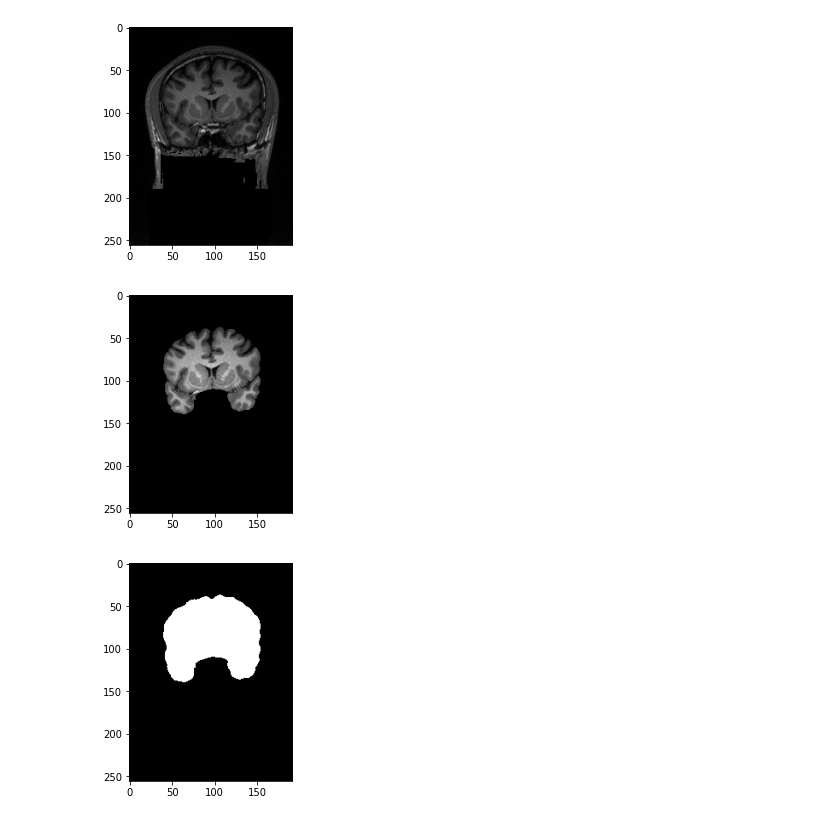
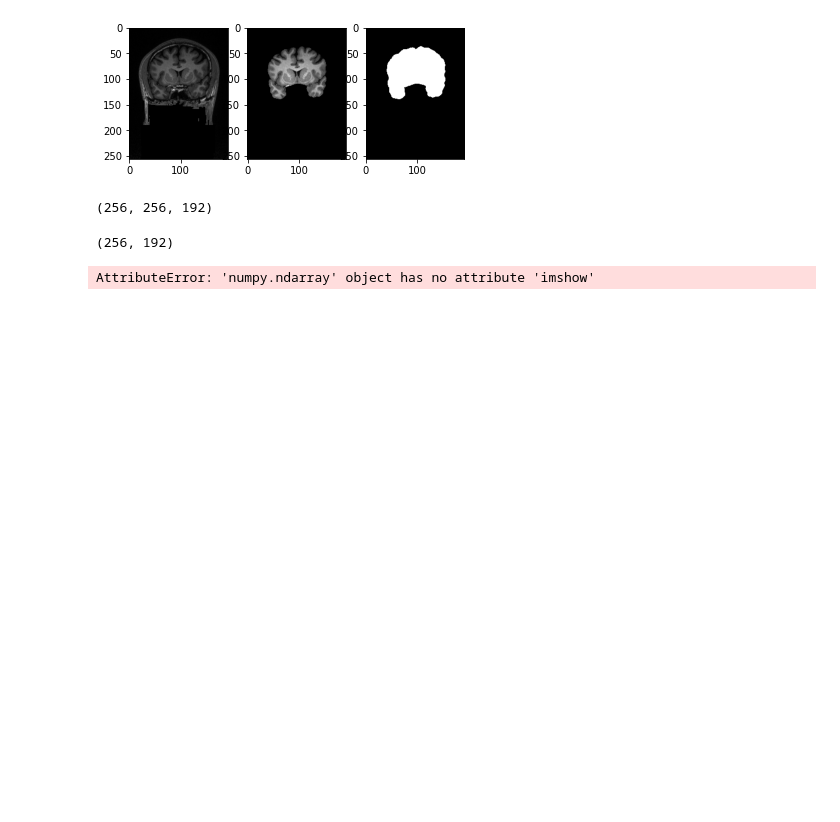
Before and after one commit to MehdiZouitine/pybrook, a Jupyter notebook: src/test2.ipynb, the cells around one changed output. Cells and saved outputs as stored; diff of their text form; code cells hidden in the pictures; blank space fills up the shorter version.

Commit message:
example + test

```diff
--- a/src/test2.ipynb
+++ b/src/test2.ipynb
@@ -17,12 +19,8 @@ brain,mask = stripper.strip(example_slice,pre_process=False,post_process=False)
 # %%
-plt.imshow(example_slice,cmap='gray')
+f, axarr = plt.subplots(1, 3)
+axarr[0].imshow(example_slice, cmap="gray")
+axarr[1].imshow(brain, cmap="gray")
+axarr[2].imshow(mask, cmap="gray")
 plt.show()
-
-plt.imshow(brain,cmap='gray')
-plt.show()
-plt.imshow(mask,cmap='gray')
-plt.show()
 # %% [output]
-[figure, old version]
+[figure, new version]
-[figure, removed]
-[figure, removed]
@@ -28,0 +35,16 @@ plt.show()
+# %%
+segmented_tensor.shape
+# %% [output]
+(256, 256, 192)
+# %%
+segmented_tensor[:,30,:].shape
+# %% [output]
+(256, 192)
+# %%
+f, axarr = plt.subplots(10)
+for i in range(1,9):
+    example_slice = segmented_tensor[:,30*i,:]
+    axarr[0].imshow(example_slice, cmap="gray")
+    plt.show()
+# %% [output]
+AttributeError: 'numpy.ndarray' object has no attribute 'imshow'
```
Also changed, not shown: parts of 9 cells of this notebook.
